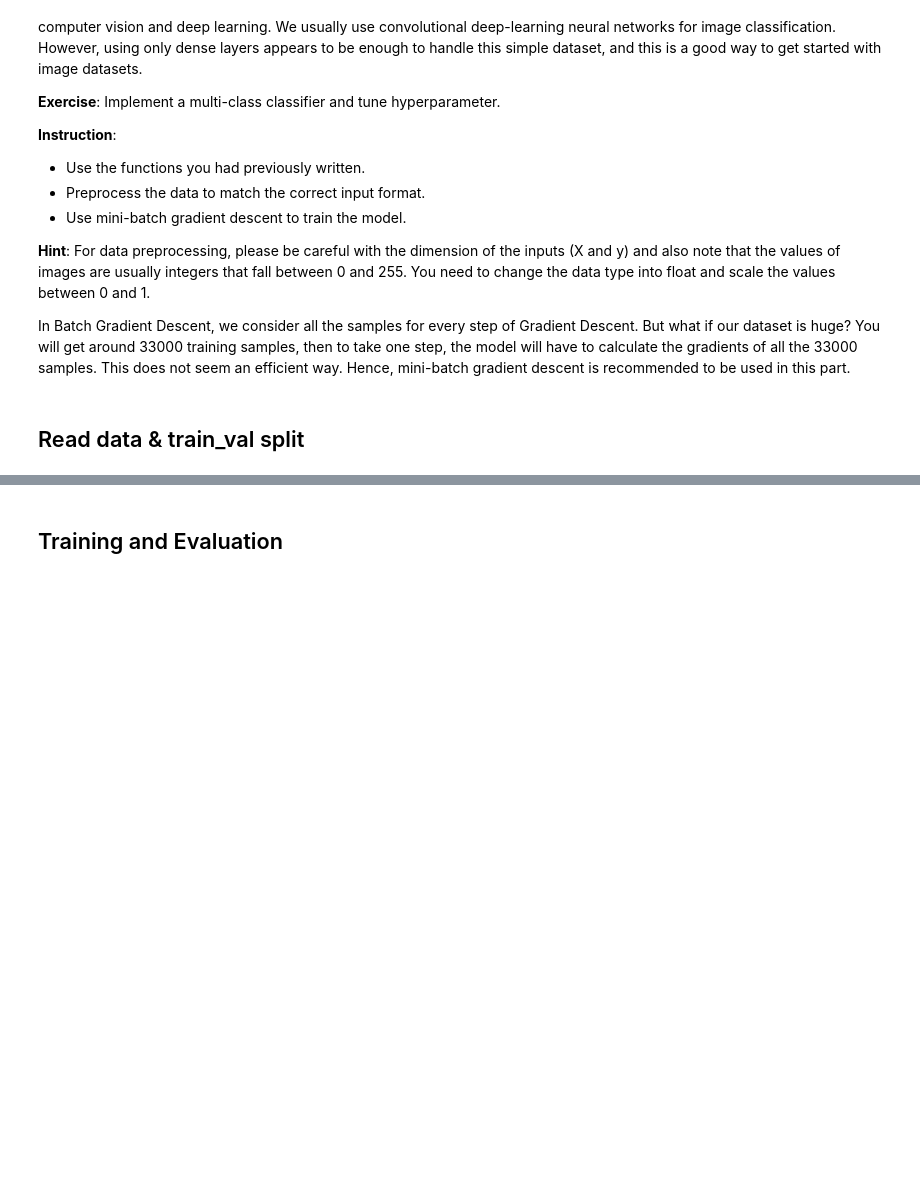
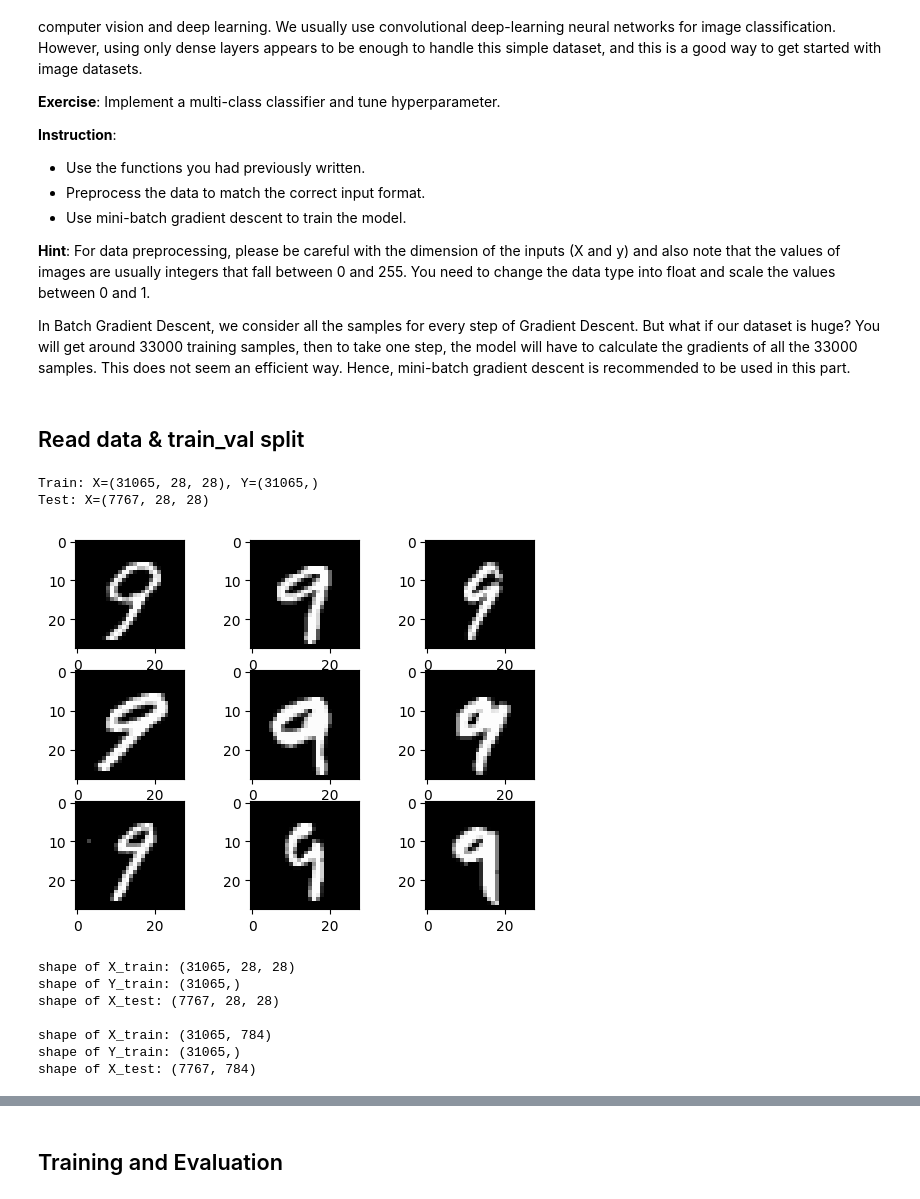
Before and after one commit to ZiJun0502/ML2023-HW, a Jupyter notebook: HW3/HW3.ipynb, the cells around one changed output, grey strips where cells are left out. Drawn from its saved outputs; the diff is of its cells as text; code cells hidden in the pictures; blank space fills up the shorter version.

```diff
--- a/HW3/HW3.ipynb
+++ b/HW3/HW3.ipynb
@@ -457,7 +461,7 @@ class Activation():
             Z = self.cache
             s = np.exp(Z - np.max(Z, axis=1, keepdims=True))
             p = s / np.sum(s, axis=1, keepdims=True)
-            T_ind = np.where(Y == 1)[0]
+            T_ind = np.where(Y == 1)[1]
             dZ = np.zeros(Z.shape)
             for i in range(Z.shape[0]):
                 t = T_ind[i]
@@ -1638,40 +1739,56 @@ drive.mount('/content/drive')
 # %%
 # load data
-data = np.load('/content/drive/MyDrive/advanced_data.npz')
+data = np.load('./advanced_data.npz')
+# data = np.load('/content/drive/MyDrive/advanced_data.npz')
 X_train = data["x_train"]
 Y_train = data["y_train"]
 X_test = data["x_test"]
 
 # summarize loaded dataset
 print(f'Train: X={X_train.shape}, Y={Y_train.shape}')
 print(f'Test: X={X_test.shape}')
 # plot first few images
 for i in range(9):
 	# define subplot
 	plt.subplot(330 + 1 + i)
 	# plot raw pixel data
 	plt.imshow(X_train[i], cmap='gray', vmin=0, vmax=255)
 # show the figure
 plt.show()
 
 # GRADED CODE: multi-class classification (Data preprocessing) one-hot encoding for y
 ### START CODE HERE ###
-Y_train = None
+# Y_train = one_hot(Y_train[:, np.newaxis])
 ### END CODE HERE ###
 
 print("shape of X_train: " + str(X_train.shape))
 print("shape of Y_train: " + str(Y_train.shape))
 print("shape of X_test: " + str(X_test.shape))
 
 # GRADED CODE: multi-class classification (Data preprocessing)	normalize x
 ### START CODE HERE ###
-X_train = None
-X_test = None
+def normalize_pixels(X):
+	return X/255
+X_train = normalize_pixels(X_train)
+X_test = normalize_pixels(X_test)
+X_train = X_train.reshape(X_train.shape[0], -1)
+X_test = X_test.reshape(X_test.shape[0], -1)
 ### END CODE HERE ###
 
 print("\nshape of X_train: " + str(X_train.shape))
 print("shape of Y_train: " + str(Y_train.shape))
 print("shape of X_test: " + str(X_test.shape))
+# %% [output]
+Train: X=(31065, 28, 28), Y=(31065,)
+Test: X=(7767, 28, 28)
+[figure, added]
+shape of X_train: (31065, 28, 28)
+shape of Y_train: (31065,)
+shape of X_test: (7767, 28, 28)
+
+shape of X_train: (31065, 784)
+shape of Y_train: (31065,)
+shape of X_test: (7767, 784)
 # %%
 # You can split training and validation set here and visualize their distribution. (Optional)
 # If not, just leave this as it is
```
Also changed, not shown: parts of 21 cells of this notebook, 2 other files.
